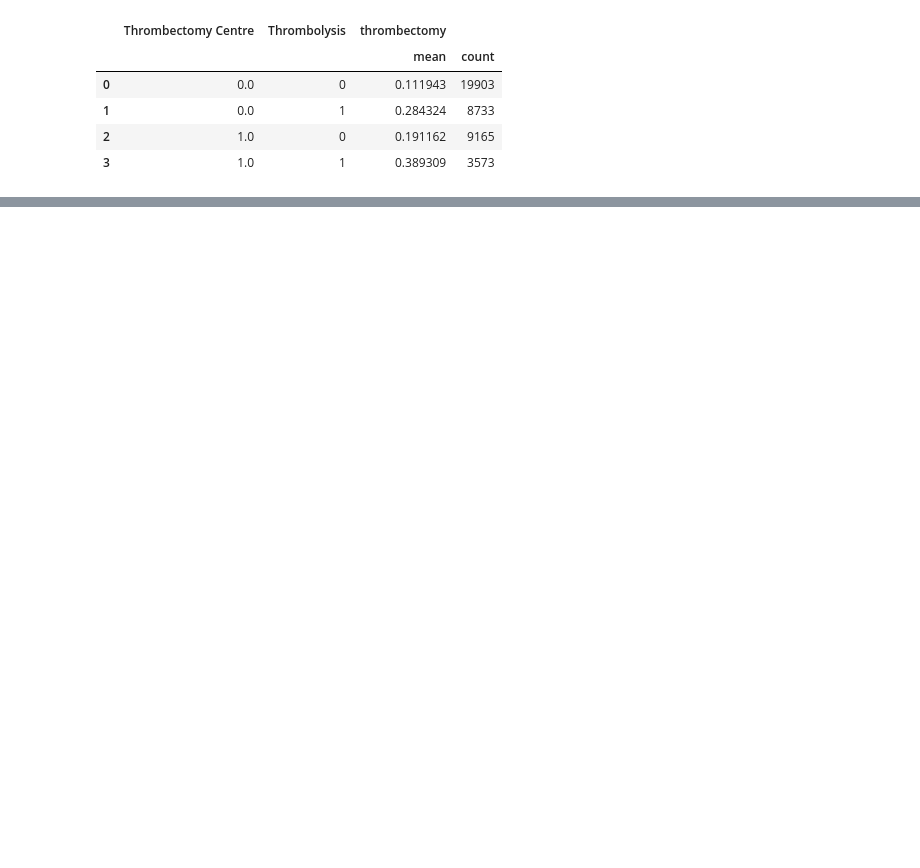
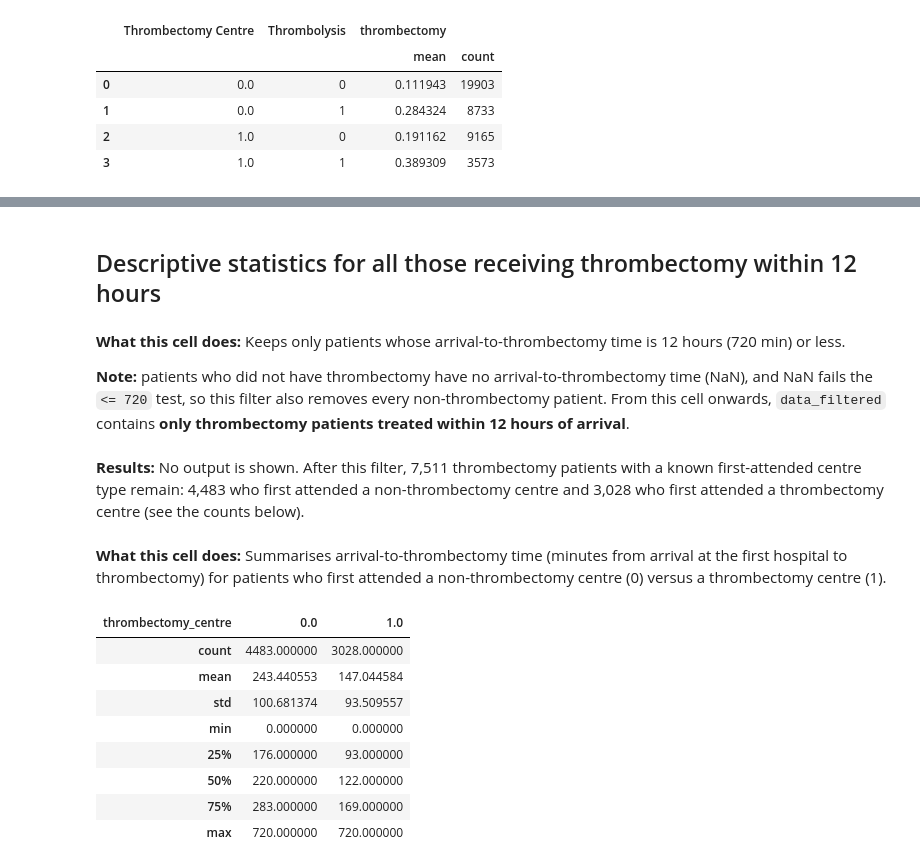
Before and after one commit to samuel-book/samuel-3, a Jupyter notebook: 1_descriptive_stats/02_thrombctomy.ipynb, the cells around one changed output, grey strips where cells are left out. Cells and saved outputs as stored; diff of their text form; code cells hidden in the pictures; blank space fills up the shorter version.

```diff
--- a/1_descriptive_stats/02_thrombctomy.ipynb
+++ b/1_descriptive_stats/02_thrombctomy.ipynb
@@ -75,0 +93,6 @@ df_split_median
+# %% [markdown]
+## Descriptive statistics for all those receiving thrombectomy within 12 hours
+# %% [markdown]
+**What this cell does:** Keeps only patients whose arrival-to-thrombectomy time is 12 hours (720 min) or less.
+
+**Note:** patients who did not have thrombectomy have no arrival-to-thrombectomy time (NaN), and NaN fails the `<= 720` test, so this filter also removes every non-thrombectomy patient. From this cell onwards, `data_filtered` contains **only thrombectomy patients treated within 12 hours of arrival**.
@@ -75,0 +103,17 @@ df_split_median
+# %% [markdown]
+**Results:** No output is shown. After this filter, 7,511 thrombectomy patients with a known first-attended centre type remain: 4,483 who first attended a non-thrombectomy centre and 3,028 who first attended a thrombectomy centre (see the counts below).
+# %% [markdown]
+**What this cell does:** Summarises arrival-to-thrombectomy time (minutes from arrival at the first hospital to thrombectomy) for patients who first attended a non-thrombectomy centre (0) versus a thrombectomy centre (1).
+# %%
+data_filtered.groupby(
+    ["thrombectomy_centre"])['arrival_to_thrombectomy_time'].describe().T
+# %% [output]
+| thrombectomy_centre | 0.0 | 1.0 |
+| count | 4483.000000 | 3028.000000 |
+| mean | 243.440553 | 147.044584 |
+| std | 100.681374 | 93.509557 |
+| min | 0.000000 | 0.000000 |
+| 25% | 176.000000 | 93.000000 |
+| 50% | 220.000000 | 122.000000 |
+| 75% | 283.000000 | 169.000000 |
+| max | 720.000000 | 720.000000 |
```
Also changed, not shown: parts of 35 cells of this notebook, 1 other file.
